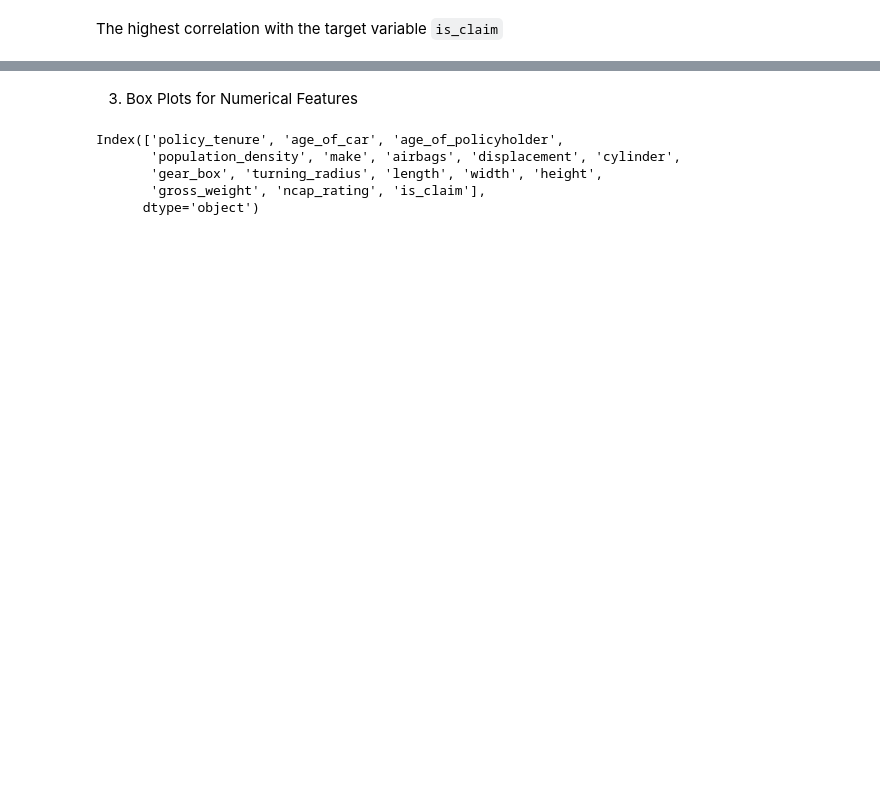
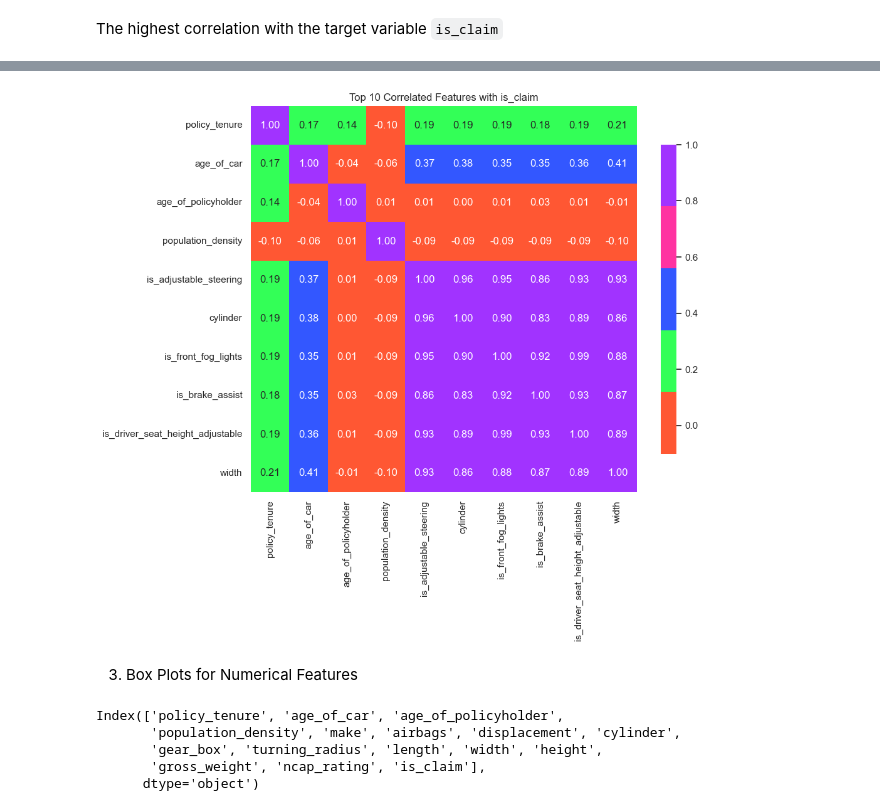
Before and after one commit to aimeele97/insurance_claim_analysis_model, a Jupyter notebook: insuranceclaim.ipynb, the cells around one changed output, grey strips where cells are left out. Saved outputs shown, nothing was run; the diff lists cells and outputs as text; code cells hidden in the pictures; blank space fills up the shorter version.

```diff
--- a/insuranceclaim.ipynb
+++ b/insuranceclaim.ipynb
@@ -5,6 +5,6 @@ import matplotlib.pyplot as plt
 import seaborn as sns
 %matplotlib inline
 # %%
-df = pd.read_csv('/Users/aimeetienle/Downloads/archive (13)/train.csv')
+df = pd.read_csv('train.csv')
 # %%
 pd.set_option('display.max_columns', None)
@@ -120,20 +131,3 @@ plt.show()
 [figure]
 # %% [markdown]
 2. Correlation Heatmap
-# %%
-# Select numeric columns
-df_numeric = df.select_dtypes(include=['int64', 'float64'])
-
-# Calculate the correlation matrix
-corr_matrix = df_numeric.corr()
-
-custom_palette = ['#FF5733', '#33FF57', '#3357FF', '#FF33A1', '#A133FF']
-
-# Set the custom palette
-sns.set_palette(custom_palette)
-
-# Create a heatmap with the custom palette
-plt.figure(figsize=(12, 8))
-sns.heatmap(corr_matrix, annot=True, fmt='.2f', cmap='Blues', square=True, cbar_kws={'shrink': .8})
-plt.title('Correlation Heatmap with Custom Palette')
-plt.show()
@@ -169,4 +161,37 @@ age_of_car            -0.028172
 Name: is_claim, dtype: float64
+# %%
+# Select numeric columns
+df_numeric = df.select_dtypes(include=['int64', 'float64'])
+
+# Calculate the correlation matrix
+corr_matrix = df_numeric.corr()
+
+# Extract the correlations with 'is_claim'
+is_claim_corr = corr_matrix['is_claim']
+
+# Get the top correlated features (absolute values)
+top_corr = is_claim_corr.abs().sort_values(ascending=False)
+
+# Select the top N features (excluding 'is_claim' itself)
+top_n = 10  # Set the number of top features you want
+top_features = top_corr.index[1:top_n + 1]  # Exclude 'is_claim'
+
+# Create a new correlation matrix for the top features
+top_corr_matrix = corr_matrix.loc[top_features, top_features]
+
+# Set the figure size
+plt.figure(figsize=(10, 8))
+
+custom_palette = ['#FF5733', '#33FF57', '#3357FF', '#FF33A1', '#A133FF']  # Add your desired colors
+
+# Create a heatmap for the top correlated features
+sns.heatmap(top_corr_matrix, annot=True, fmt='.2f', cmap=custom_palette, square=True, cbar_kws={'shrink': .8})
+
+# Set the title and show the plot
+plt.title(f'Top {top_n} Correlated Features with is_claim')
+plt.show()
+# %% [output]
+[figure, added]
 # %% [markdown]
 3. Box Plots for Numerical Features
 # %%
```
Also changed, not shown: parts of 16 cells of this notebook.
